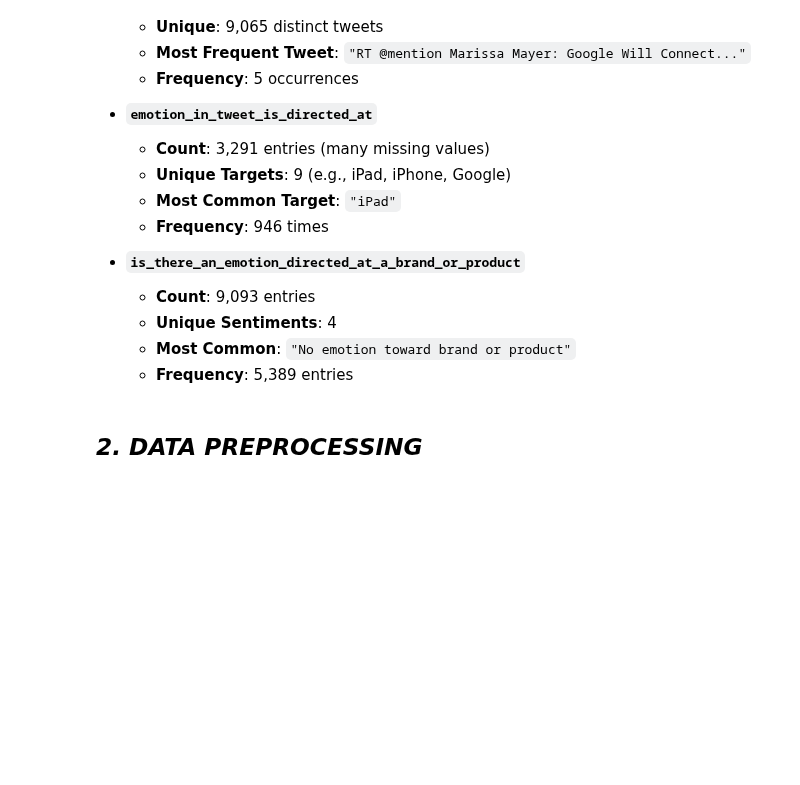
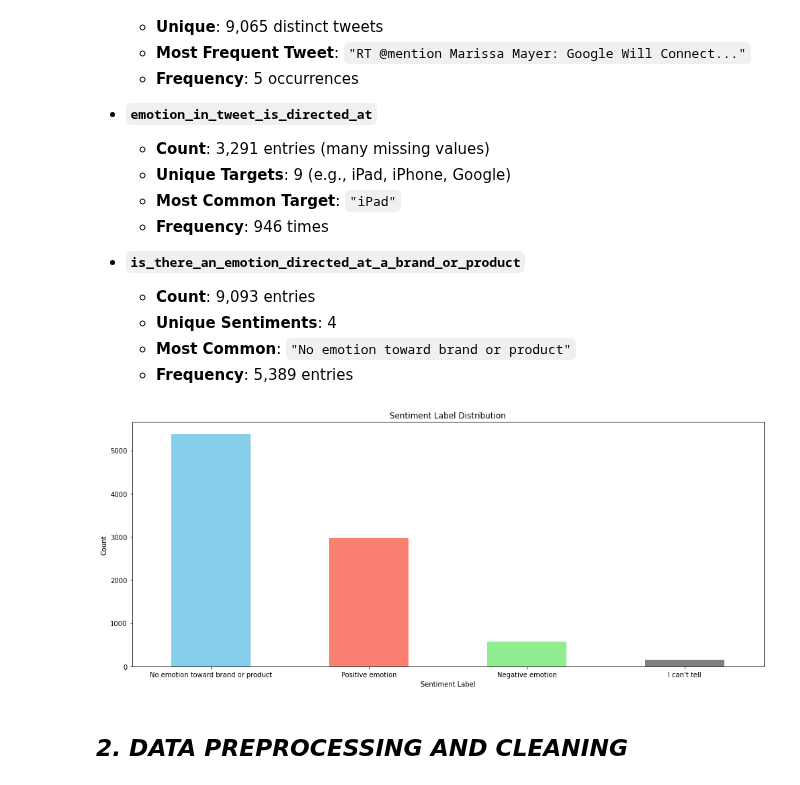
Before and after one commit to mwakad/NLP-models-for-twitter-sentiment-analysis--google-and-apple-products-, a Jupyter notebook: notebooks/kawira.ipynb, the cells around one changed output. Saved outputs shown, nothing was run; the diff lists cells and outputs as text; code cells hidden in the pictures; blank space fills up the shorter version.

Commit message:
preprocessing

```diff
--- a/notebooks/kawira.ipynb
+++ b/notebooks/kawira.ipynb
@@ -135,5 +136,21 @@ The `.describe()` method provides a high-level overview of the dataset’s non-n
   - **Unique Sentiments**: 4
   - **Most Common**: `"No emotion toward brand or product"`
   - **Frequency**: 5,389 entries
+# %%
+# Check the distribution of sentiment labels
+plt.figure(figsize=(14, 6))
+df['is_there_an_emotion_directed_at_a_brand_or_product'].value_counts().plot(
+    kind='bar',
+    color=['skyblue', 'salmon', 'lightgreen', 'gray']
+)
+plt.title('Sentiment Label Distribution')
+plt.xlabel('Sentiment Label')
+plt.ylabel('Count')
+plt.xticks(rotation=0)
+
+plt.tight_layout()
+plt.show()
+# %% [output]
+[figure, added]
 # %% [markdown]
-## ***2. DATA PREPROCESSING***
+## ***2. DATA PREPROCESSING AND CLEANING***
```
Also changed, not shown: parts of 16 cells of this notebook.
